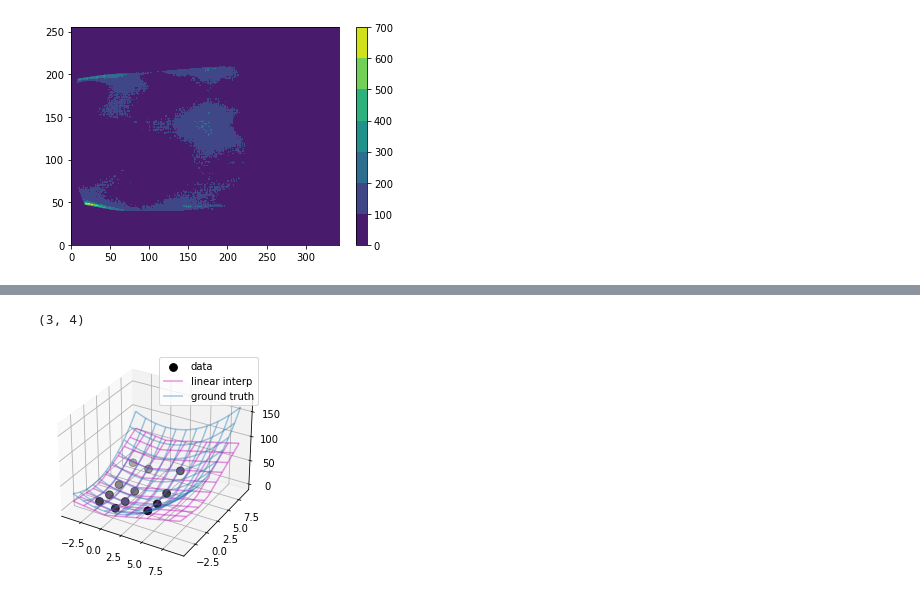
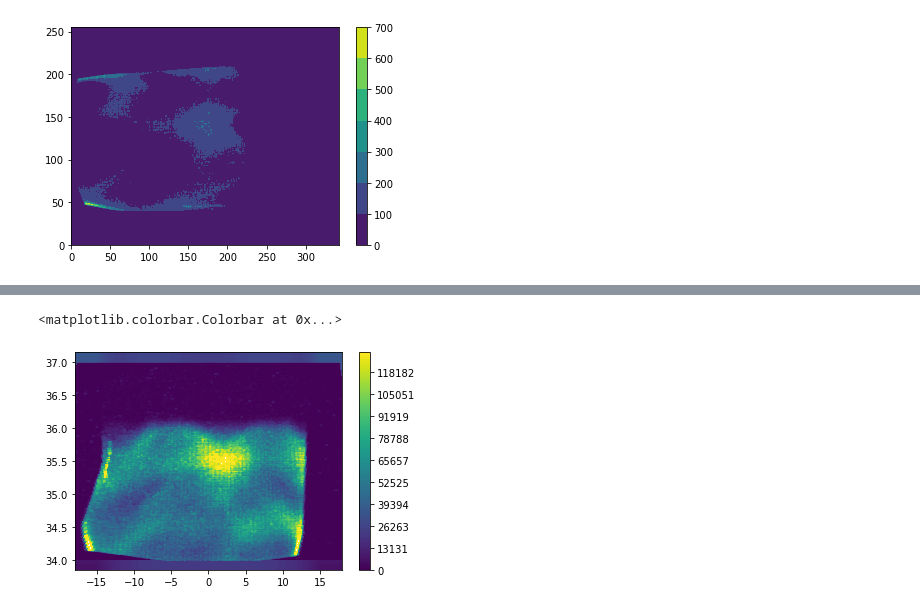
Before and after one commit to OpenCOMPES/specsanalyzer, a Jupyter notebook: tutorial/convert_file_tests.ipynb, the cells around one changed output, grey strips where cells are left out. Cells and saved outputs as stored; diff of their text form; code cells hidden in the pictures.

Commit message:
working alpha version, to be tested

```diff
--- a/tutorial/convert_file_tests.ipynb
+++ b/tutorial/convert_file_tests.ipynb
@@ -34,8 +34,8 @@ AVG images path=  C:\Users\Michele\OneDrive\Documenti\GitHub\specsanalyzer-1\tes
 # %%
 import numpy as np
 import matplotlib.pyplot as plt
-fname=os.path.join(avgimagepath,rawimagelist[0])
-raw_data = np.loadtxt(fname, delimiter="\t")
+raw_image_name=os.path.join(avgimagepath,rawimagelist[0])
+raw_data = np.loadtxt(raw_image_name, delimiter="\t")
 
 h = plt.contourf(raw_data)
 plt.colorbar()
@@ -267,50 +219,6 @@ array([[33., 33., 33., ..., 33., 33., 33.],
-# %%
-x, y = np.array([-2, 0, 4]), np.array([-2, 0, 2, 5])
-
-def ff(x, y):
-
-    return x**2 + y**2
-
-xg, yg = np.meshgrid(x, y, indexing='ij')
-
-data = ff(xg, yg)
-
-
-print(data.shape)
-
-interp = RegularGridInterpolator((x, y), data,
-
-                                 bounds_error=False, fill_value=None)
-import matplotlib.pyplot as plt
-
-fig = plt.figure()
-
-ax = fig.add_subplot(projection='3d')
-
-ax.scatter(xg.ravel(), yg.ravel(), data.ravel(),
-
-           s=60, c='k', label='data')
-
-xx = np.linspace(-4, 9, 31)
-
-yy = np.linspace(-4, 9, 31)
-
-X, Y = np.meshgrid(xx, yy, indexing='ij')
-# interpolator
-
-ax.plot_wireframe(X, Y, interp((X, Y)), rstride=3, cstride=3,
-
-                  alpha=0.4, color='m', label='linear interp')
-
-# ground truth
-
-ax.plot_wireframe(X, Y, ff(X, Y), rstride=3, cstride=3,
-
-                  alpha=0.4, label='ground truth')
-
-plt.legend()
-
-plt.show()
-# %% [output]
-(3, 4)
-[figure, removed]
+# %%
+h = plt.contourf(angle_axis,ek_axis,corrected_data.transpose(),levels=colorlevels)
+plt.colorbar()
+# %% [output]
+<matplotlib.colorbar.Colorbar at 0x...>
+[figure, added]
```
Also changed, not shown: parts of 14 cells of this notebook, 1 other file.
